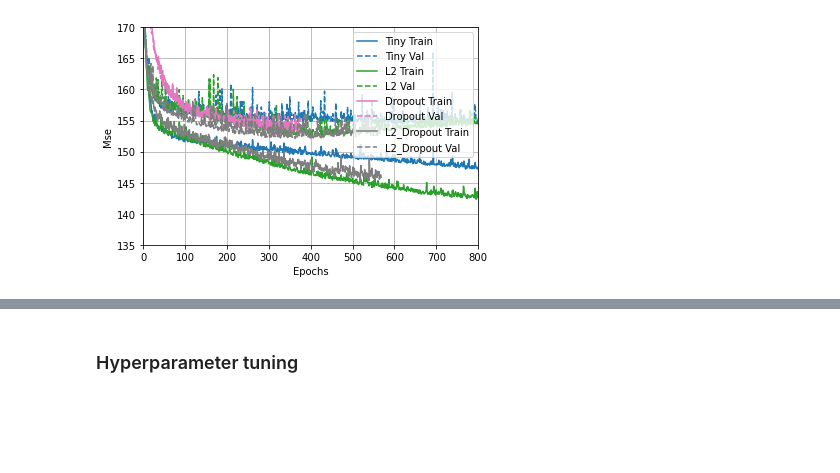
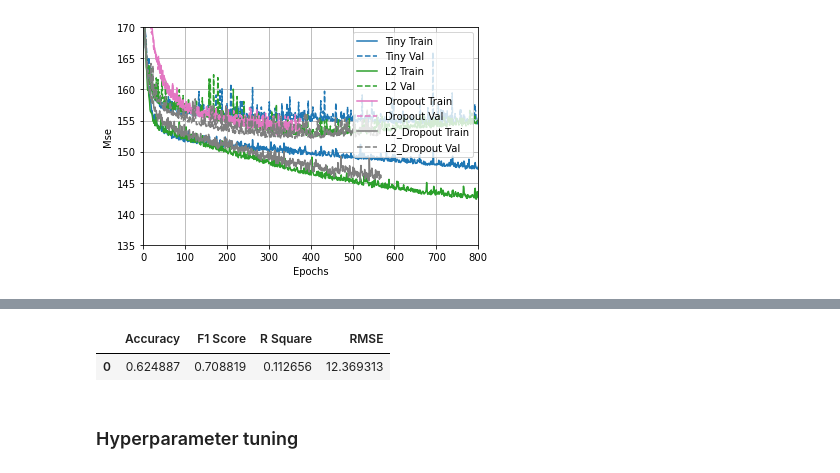
Before and after one commit to Spencer-Weston/W207_Final_NBA_Prediction, a Jupyter notebook: neural_network_practice.ipynb, the cells around one changed output, grey strips where cells are left out. Drawn from its saved outputs; the diff is of its cells as text; code cells hidden in the pictures; blank space fills up the shorter version.

```diff
--- a/neural_network_practice.ipynb
+++ b/neural_network_practice.ipynb
@@ -660,0 +723,17 @@ plt.ylim([135, 170])
+# %%
+large_l2_dropout = tf.keras.Sequential([
+    layers.Dense(36, activation='elu',
+                 kernel_regularizer=regularizers.l2(0.25),
+                 input_shape=(len(X_train.columns),)),
+    layers.Dropout(0.1),
+    layers.Dense(36, activation='elu',
+                 kernel_regularizer=regularizers.l2(0.25)),
+    layers.Dropout(0.1),
+    layers.Dense(36, activation='elu',
+                 kernel_regularizer=regularizers.l2(0.25)),
+    layers.Dense(1)
+])
+# %%
+scaler = StandardScaler()
+X_train_trans = scaler.fit_transform(X_train)
+X_test_trans = scaler.transform(X_test)
@@ -661,3 +761,9 @@ plt.ylim([135, 170])
+# %%
+predictions = large_l2_dropout.predict(X_test_trans)
+model_evaluation(predictions, y_test)
+# %% [output]
+|  | Accuracy | F1 Score | R Square | RMSE |
+| 0 | 0.624887 | 0.708819 | 0.112656 | 12.369313 |
 # %% [markdown]
 ### Hyperparameter tuning
 # %%
```
Also changed, not shown: parts of 5 cells of this notebook, 2 other files.
